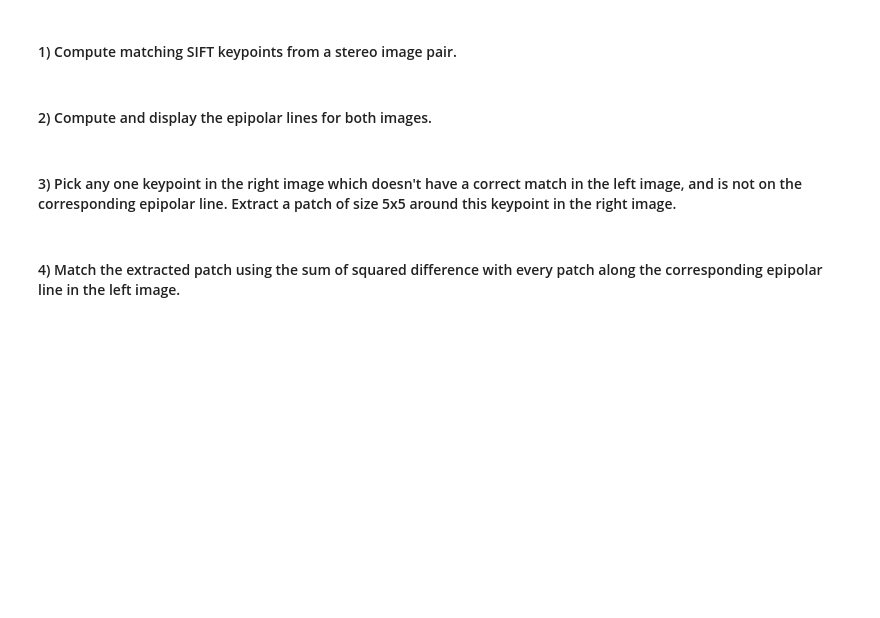
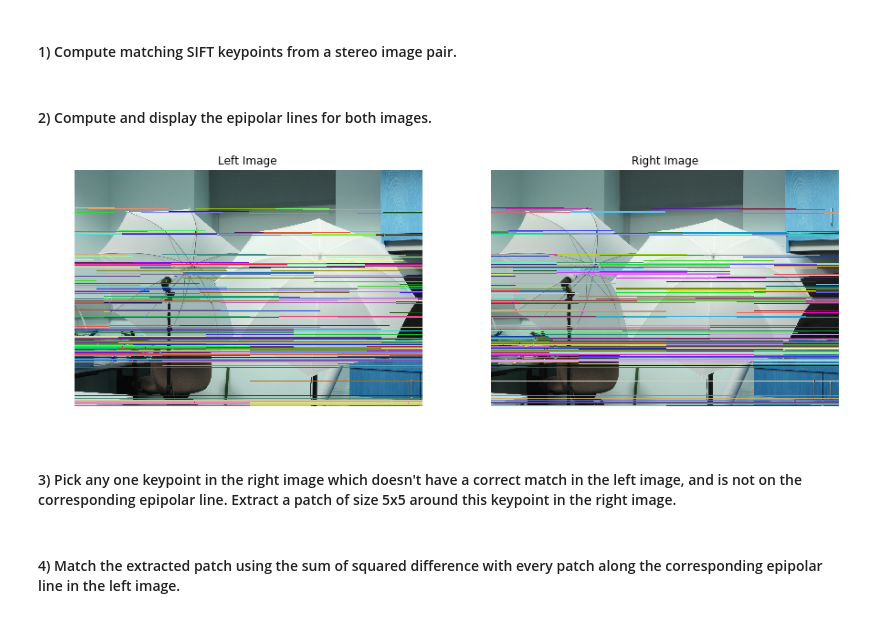
Before and after one commit to FilipBernevec/ecse-415, a Jupyter notebook: assignment3/Epipolar_Geometry.ipynb, the cells around one changed output. Drawn from its saved outputs; the diff is of its cells as text; code cells hidden in the pictures; blank space fills up the shorter version.

```diff
--- a/assignment3/Epipolar_Geometry.ipynb
+++ b/assignment3/Epipolar_Geometry.ipynb
@@ -2,8 +2,93 @@
 ## CODING QUESTIONS
 # %% [markdown]
 #### 1) Compute matching SIFT keypoints from a stereo image pair.
+# %%
+import cv2
+import numpy as np
+import math
+import matplotlib.pyplot as plt
+
+# Load stereo images
+
+imgL = cv2.imread("img0.png")
+imgR = cv2.imread("img1.png")
+
+#create sift object
+sift = cv2.xfeatures2d.SIFT_create()
+bf = cv2.BFMatcher(cv2.NORM_L2)
+
+# find keypoints and descriptors
+kpL, desL = sift.detectAndCompute(imgL, None)
+kpR, desR = sift.detectAndCompute(imgR, None)
 # %% [markdown]
 #### 2) Compute and display the epipolar lines for both images.
+# %%
+def getPointOnLine(line, x):
+    a, b, c = line
+    return (x, int(round(-(a*x+c)/b)))
+
+
+def drawLines(img1, img2, lines, pts1, pts2):
+    h, w, _ = img1.shape
+    img1 = img1.copy()
+    img2 = img2.copy()
+
+    # For each line (ax+by+c=0)
+    for line, pt1, pt2 in zip(lines, pts1, pts2):
+        # Start and end points
+        x0, y0 = getPointOnLine(line, 0)
+        x1, y1 = getPointOnLine(line, w)
+
+        # Draw the lines and the points
+        color = tuple(np.random.randint(0, 255, 3).tolist())
+        img1 = cv2.line(img1, (x0,y0), (x1,y1), color, 2)
+        img1 = cv2.circle(img1, tuple(pt1), 5, color, -1)
+        img2 = cv2.circle(img2, tuple(pt2), 5, color, -1)
+
+    return img1, img2
+
+# Find the 2 best keypoint matches per descriptor for the image-pair
+matches = cv2.BFMatcher(cv2.NORM_L2).knnMatch(desL, desR, k=2)
+
+# Ratio test to store the best matches from both images
+pts_l, pts_r = [], []
+pts_l_bad, pts_r_bad = [], []
+for m, n in matches:
+    if m.distance < 0.6 * n.distance:
+        pts_l.append(kpL[m.queryIdx].pt)
+        pts_r.append(kpR[m.trainIdx].pt)
+    else:
+        pts_l_bad.append(kpL[m.queryIdx].pt)
+        pts_r_bad.append(kpR[m.trainIdx].pt)
+
+pts_l = np.int32(pts_l)
+pts_r = np.int32(pts_r)
+pts_l_bad = np.int32(pts_l_bad)
+pts_r_bad = np.int32(pts_r_bad)
+
+# Find the Fundamental Matrix
+fm, mask = cv2.findFundamentalMat(pts_l, pts_r, cv2.FM_LMEDS)
+
+# Use only inliers for remaining computations
+pts_l = pts_l[mask.ravel() == 1]
+pts_r = pts_r[mask.ravel() == 1]
+
+# Epilines corresponding to points in the first image is drawn on the second image
+lines_left = cv2.computeCorrespondEpilines(pts_r, 2, fm).reshape(-1, 3)
+img_left_lines_1, img_right_lines_1 = drawLines(imgL, imgR, lines_left, pts_l, pts_r)
+
+# Epilines corresponding to points in the first image is drawn on the second image
+lines_right = cv2.computeCorrespondEpilines(pts_l, 1, fm).reshape(-1, 3)
+img_right_lines_2, img_left_lines_2 = drawLines(imgR, imgL, lines_right, pts_r, pts_l)
+
+# Display images
+plt.figure(figsize=(15,15))
+plt.subplot(121), plt.imshow(img_left_lines_1), plt.title('Left Image'), plt.axis('off')
+plt.subplot(122), plt.imshow(img_right_lines_2), plt.title('Right Image'), plt.axis('off')
+
+plt.show()
+# %% [output]
+[figure, added]
 # %% [markdown]
 #### 3) Pick any one keypoint in the right image which doesn't have a correct match in the left image, and is not on the corresponding epipolar line. Extract a patch of size 5x5 around this keypoint in the right image.
 # %% [markdown]
```
Also changed, not shown: 19 other files.
